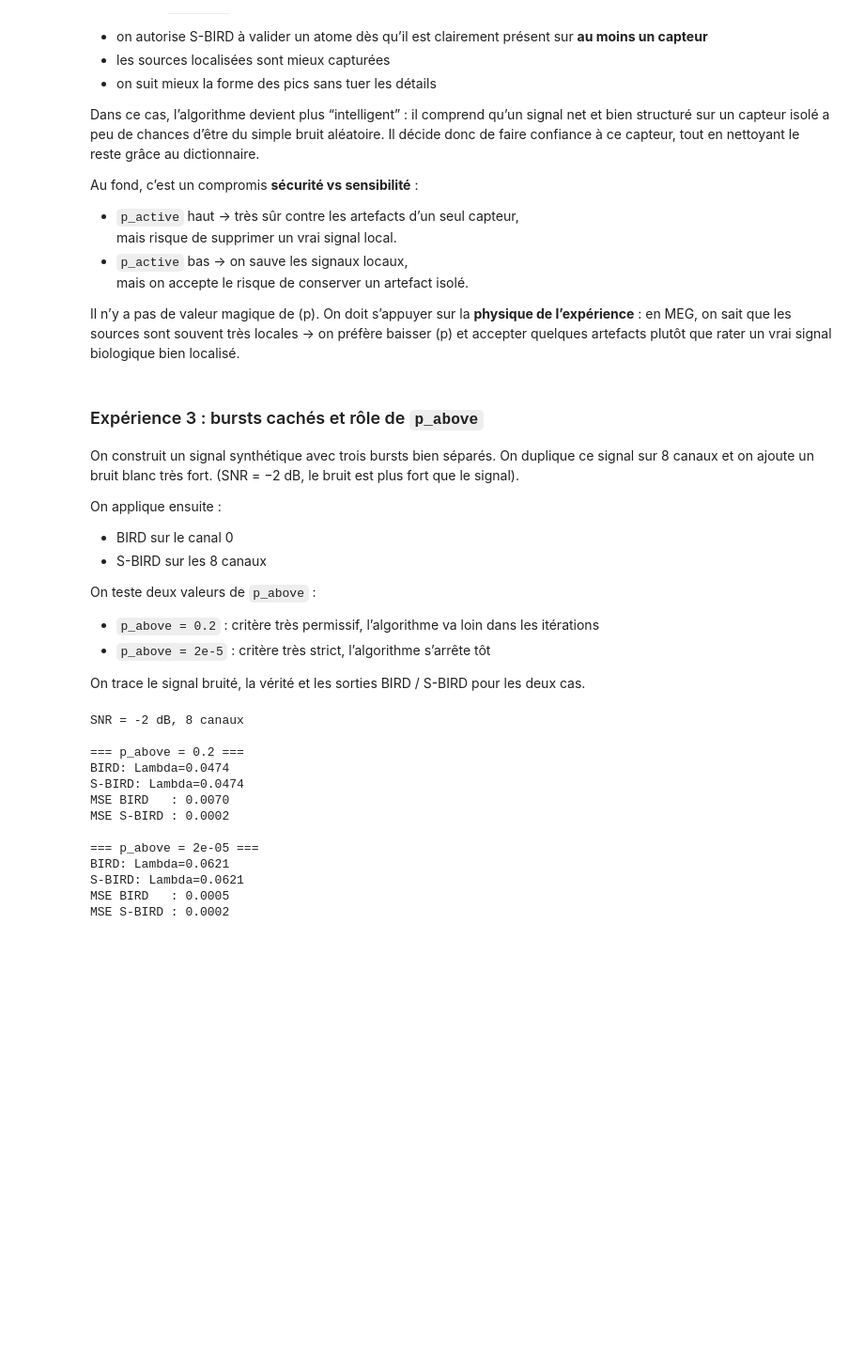
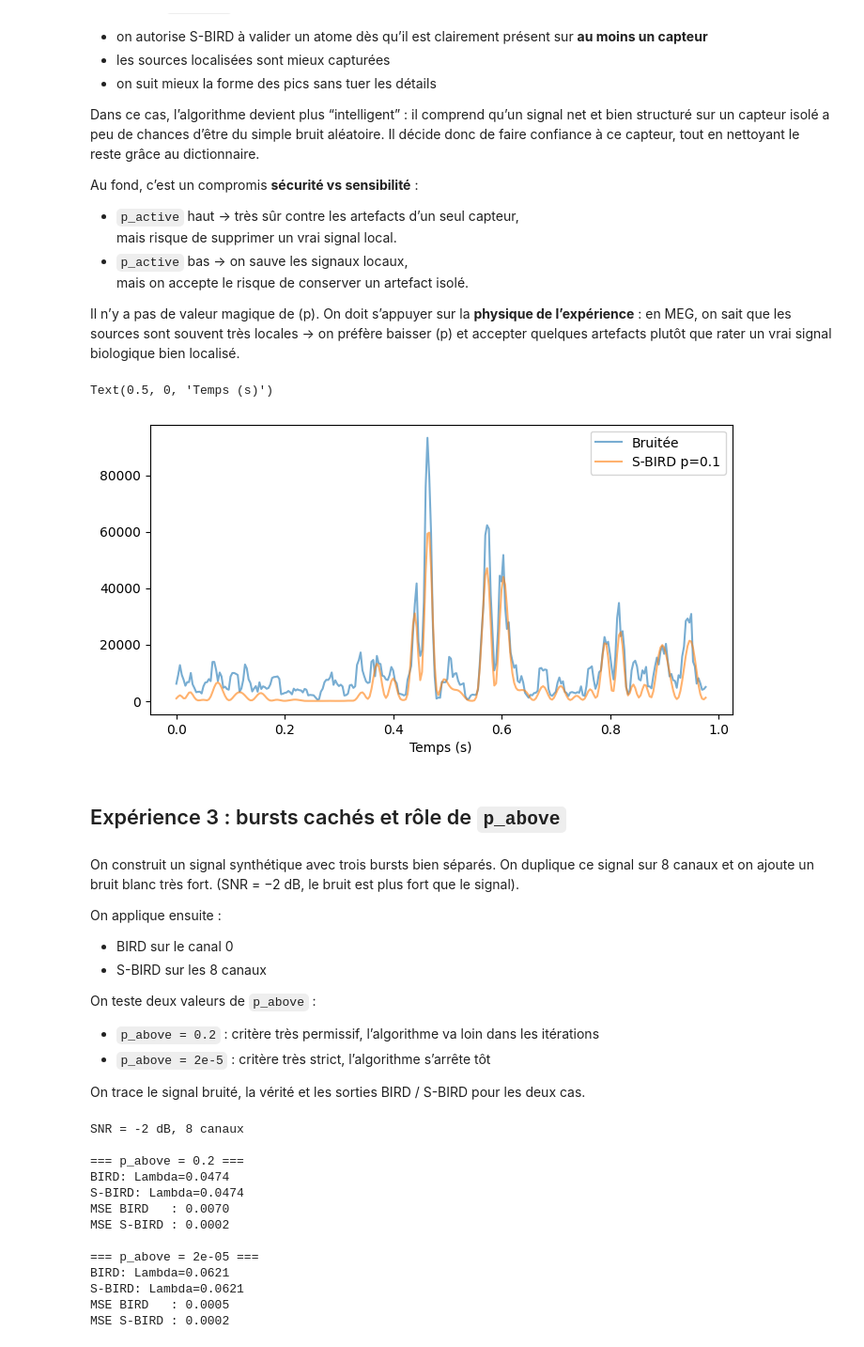
Before and after one commit to MaximeMuh/Projet_BIRD_Computstat, a Jupyter notebook: projet_bird/final.ipynb, the cells around one changed output. Shown at 94% size. Saved outputs shown, nothing was run; the diff lists cells and outputs as text; code cells hidden in the pictures; blank space fills up the shorter version.

```diff
--- a/projet_bird/final.ipynb
+++ b/projet_bird/final.ipynb
@@ -685,9 +821,28 @@ Au fond, c’est un compromis **sécurité vs sensibilité** :
   mais on accepte le risque de conserver un artefact isolé.
 
 Il n’y a pas de valeur magique de \(p\). On doit s’appuyer sur la **physique de l’expérience** : en MEG, on sait que les sources sont souvent très locales → on préfère baisser \(p\) et accepter quelques artefacts plutôt que rater un vrai signal biologique bien localisé.
+# %%
+def sliding_variance(x, win):
+    return np.array([
+        np.var(x[i:i+win])
+        for i in range(len(x) - win)
+    ])
+fs = 150
+win = int(0.05 * fs)
+
+var_noisy = sliding_variance(y_noisy, win)
+var_sbird = sliding_variance(denoised_sbird[0.1], win)
+plt.figure(figsize=(8,4))
+plt.plot(times[:-win], var_noisy, label="Bruitée", alpha=0.6)
+plt.plot(times[:-win], var_sbird, label="S-BIRD p=0.1", alpha=0.6)
+plt.legend()
+plt.xlabel("Temps (s)")
+# %% [output]
+Text(0.5, 0, 'Temps (s)')
+[figure, added]
+# %% [markdown]
+## Expérience 3 : bursts cachés et rôle de `p_above`
 # %% [markdown]
-### Expérience 3 : bursts cachés et rôle de `p_above`
-
 On construit un signal synthétique avec trois bursts bien séparés. On duplique ce signal sur 8 canaux et on ajoute un bruit blanc très fort. (SNR = −2 dB, le bruit est plus fort que le signal).
 
 On applique ensuite :
```
Also changed, not shown: parts of 22 cells of this notebook.
